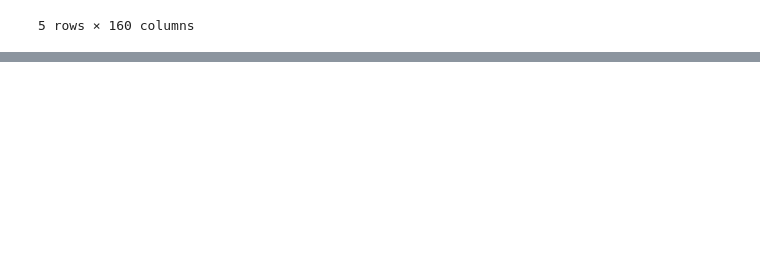
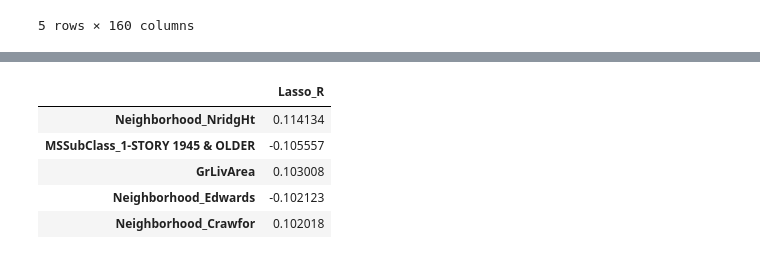
Before and after one commit to mikhil-varshney/House-Price-Prediction, a Jupyter notebook: Assignment Surprise.ipynb, the cells around one changed output, grey strips where cells are left out. Drawn from its saved outputs; the diff is of its cells as text; code cells hidden in the pictures; blank space fills up the shorter version.

```diff
--- a/Assignment Surprise.ipynb
+++ b/Assignment Surprise.ipynb
@@ -1278,0 +1128,8 @@ final_metric
+# %%
+#optimum alpha
+
+alpha =0.0002
+
+lasso = Lasso(alpha=alpha)
+
+lasso.fit(X_train, y_train)
@@ -1278,0 +1385,13 @@ final_metric
+# %%
+model_coefficients_r = pd.DataFrame(index=X_test_r.columns)
+model_coefficients_r.rows = X_test_r.columns
+model_coefficients_r['Lasso_R'] = lasso_model.coef_
+# %%
+model_coefficients_r.sort_values(by='Lasso_R', ascending=False, key=abs )[:5]
+# %% [output]
+|  | Lasso_R |
+| Neighborhood_NridgHt | 0.114134 |
+| MSSubClass_1-STORY 1945 & OLDER | -0.105557 |
+| GrLivArea | 0.103008 |
+| Neighborhood_Edwards | -0.102123 |
+| Neighborhood_Crawfor | 0.102018 |
```
Also changed, not shown: parts of 60 cells of this notebook.
